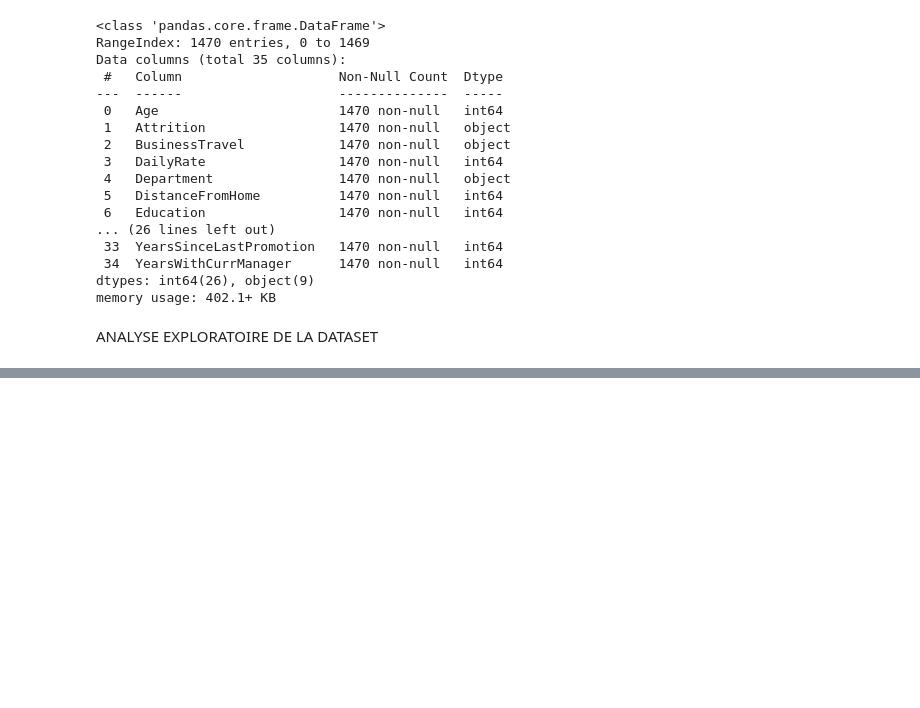
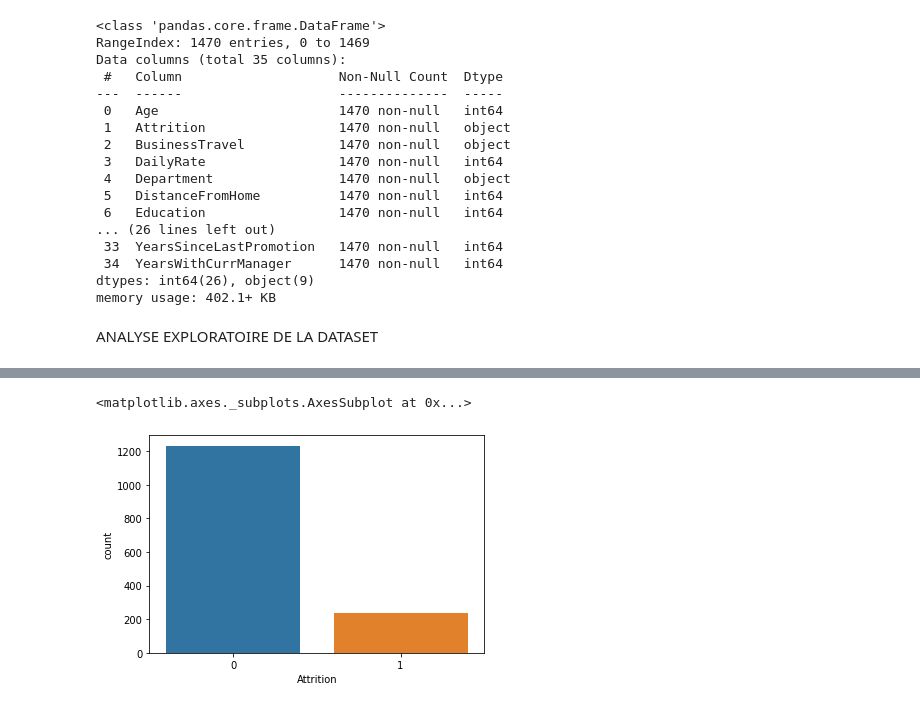
Before and after one commit to FelixEbenezer/ML_DataSicence_IA_Business, a Jupyter notebook: DataScience_for_Business.ipynb, the cells around one changed output, grey strips where cells are left out. Cells and saved outputs as stored; diff of their text form; code cells hidden in the pictures; blank space fills up the shorter version.

```diff
--- a/DataScience_for_Business.ipynb
+++ b/DataScience_for_Business.ipynb
@@ -84,0 +141,5 @@ A) VISUALISATION DE DONNÉES
+# %%
+sns.countplot(employee_df['Attrition'])
+# %% [output]
+<matplotlib.axes._subplots.AxesSubplot at 0x...>
+[figure, added]
```
Also changed, not shown: parts of 26 cells of this notebook.
